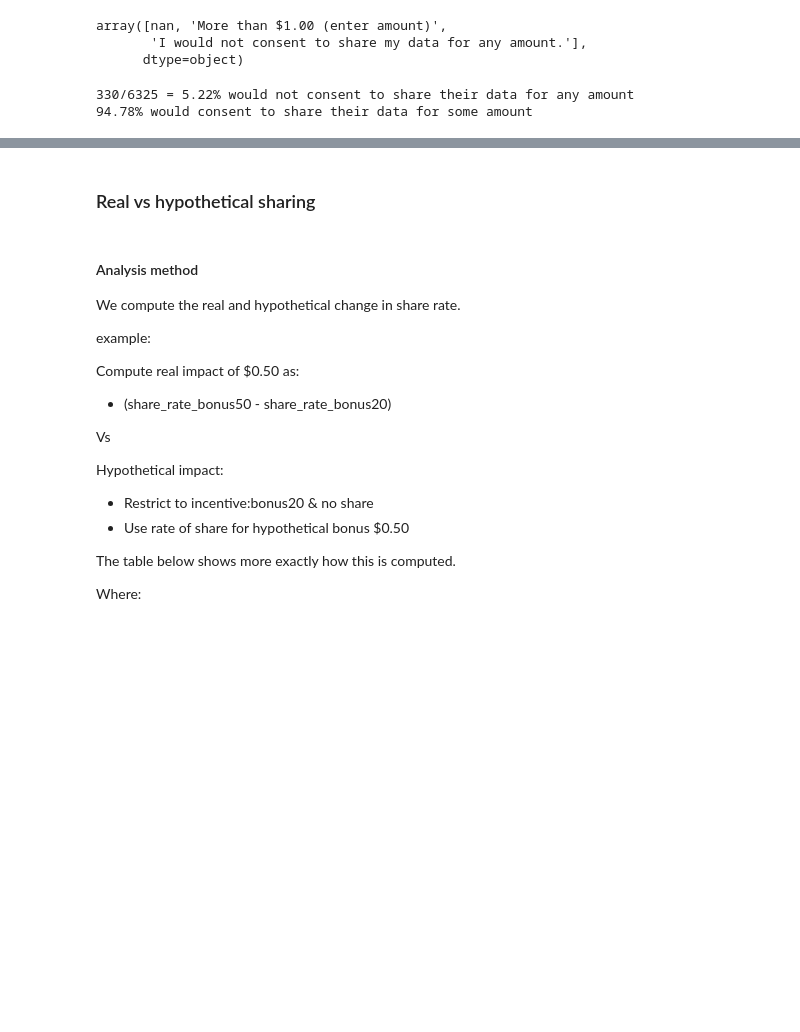
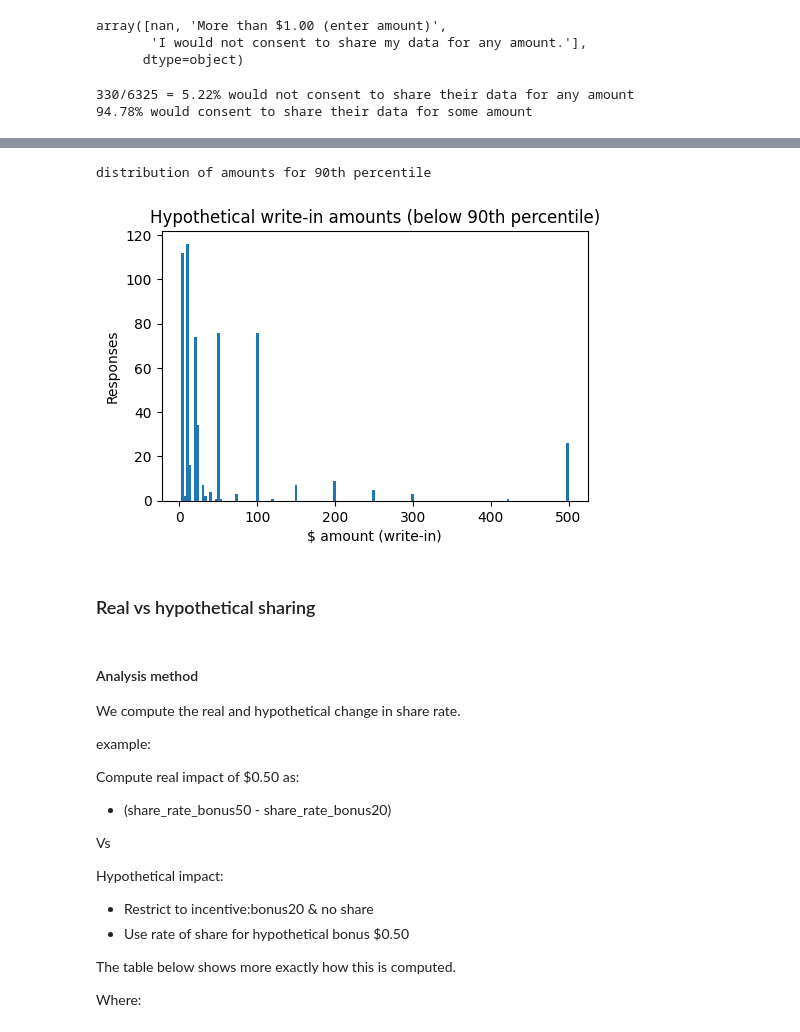
Before and after one commit to aberke/amazon-study, a Jupyter notebook: data-analysis/survey-data.ipynb, the cells around one changed output, grey strips where cells are left out. Cells and saved outputs as stored; diff of their text form; code cells hidden in the pictures; blank space fills up the shorter version.

```diff
--- a/data-analysis/survey-data.ipynb
+++ b/data-analysis/survey-data.ipynb
@@ -944,6 +946,5 @@ def transform_write_in_amount(v):
         print(v)
     return np.nan
 # %%
-print('overall:')
-print(df['Q-data-value-any_1_TEXT'].apply(transform_write_in_amount).describe())
+write_in_amnts = df['Q-data-value-any_1_TEXT'].apply(transform_write_in_amount).dropna()
 # %% [output]
@@ -962,3 +971,15 @@ Name: Q-data-value-any_1_TEXT, dtype: float64
+# %%
+pct = 90
+print('distribution of amounts for %sth percentile' % pct)
+write_in_amnts90 = write_in_amnts[write_in_amnts < np.percentile(write_in_amnts.values, pct)]
+fig, ax = plt.subplots(1,1, figsize=(5.5,3.5), dpi=100)
+ax.set_title('Hypothetical write-in amounts (below %sth percentile)' % pct)
+ax.set_xlabel('$ amount (write-in)')
+ax.set_ylabel('Responses')
+_ = ax.hist(write_in_amnts90, bins=150)
+# %% [output]
+distribution of amounts for 90th percentile
+[figure, added]
 # %% [markdown]
 ### Real vs hypothetical sharing
 # %% [markdown]
```
Also changed, not shown: parts of 4 cells of this notebook, 2 other files.
